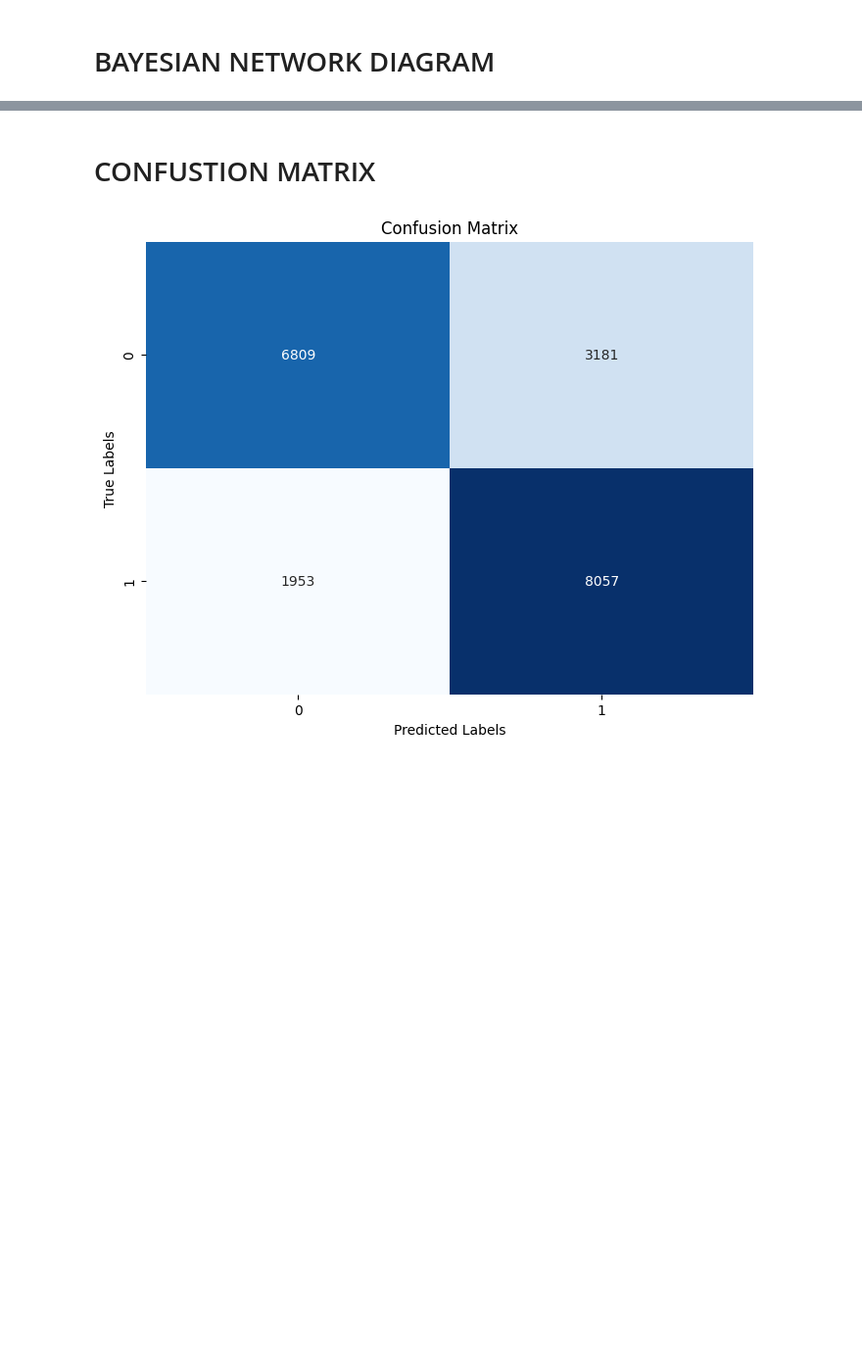
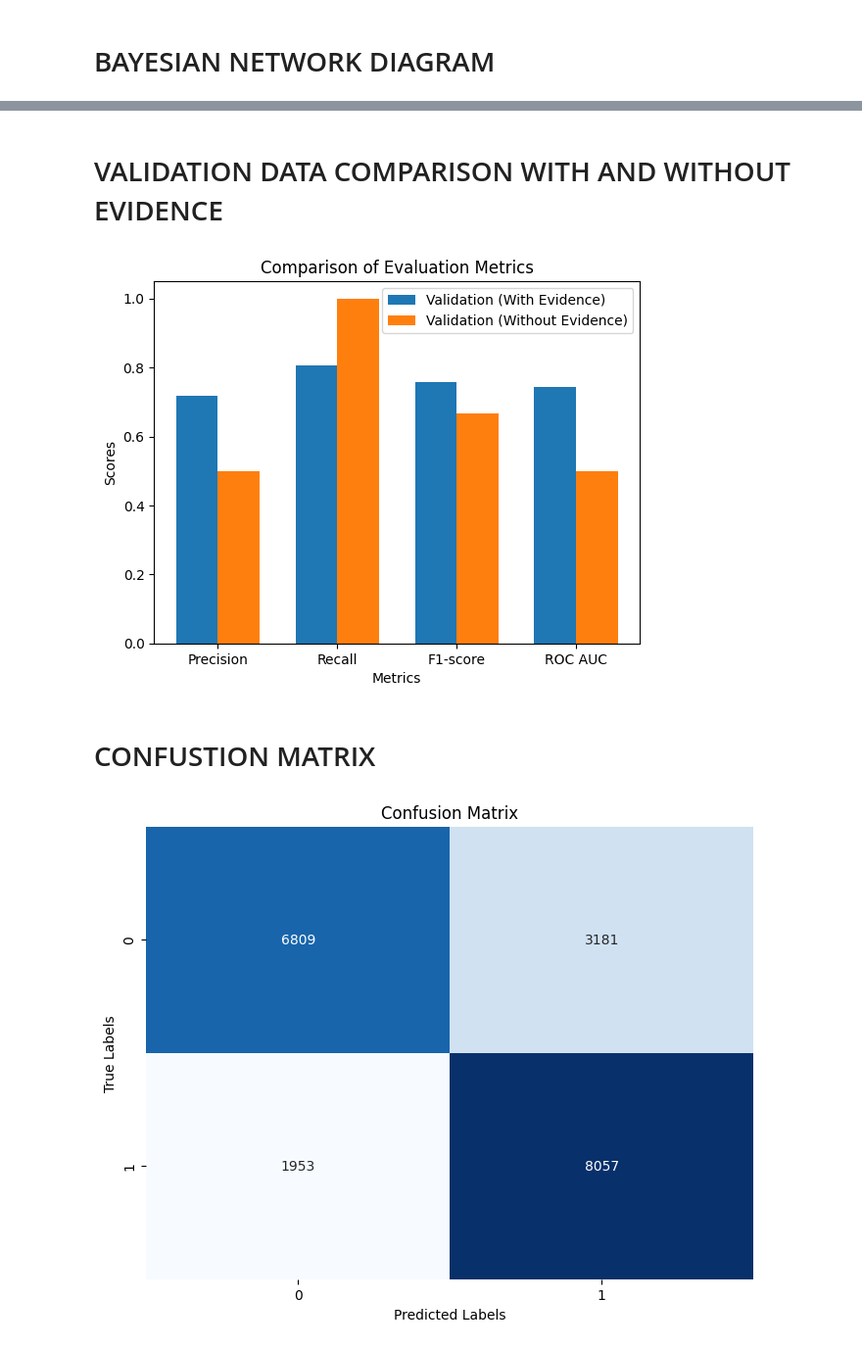
Before and after one commit to AltaafAlly/Probabilistic-Graphical-Model-Using-Bayesian-Networks, a Jupyter notebook: Assignment.ipynb, the cells around one changed output, grey strips where cells are left out. Shown at 98% size. Cells and saved outputs as stored; diff of their text form; code cells hidden in the pictures; blank space fills up the shorter version.

```diff
--- a/Assignment.ipynb
+++ b/Assignment.ipynb
@@ -203,3 +347,10 @@ plt.show()
+# %% [markdown]
+# VALIDATION DATA COMPARISON WITH AND WITHOUT EVIDENCE
+# %%
+# Compare evaluation metrics and visualize the comparison
+compare_evaluation_metrics_val(val_metrics_with_evidence, val_metrics_no_evidence)
+# %% [output]
+[figure, added]
 # %% [markdown]
 # CONFUSTION MATRIX
 # %%
```
Also changed, not shown: parts of 27 cells of this notebook.
